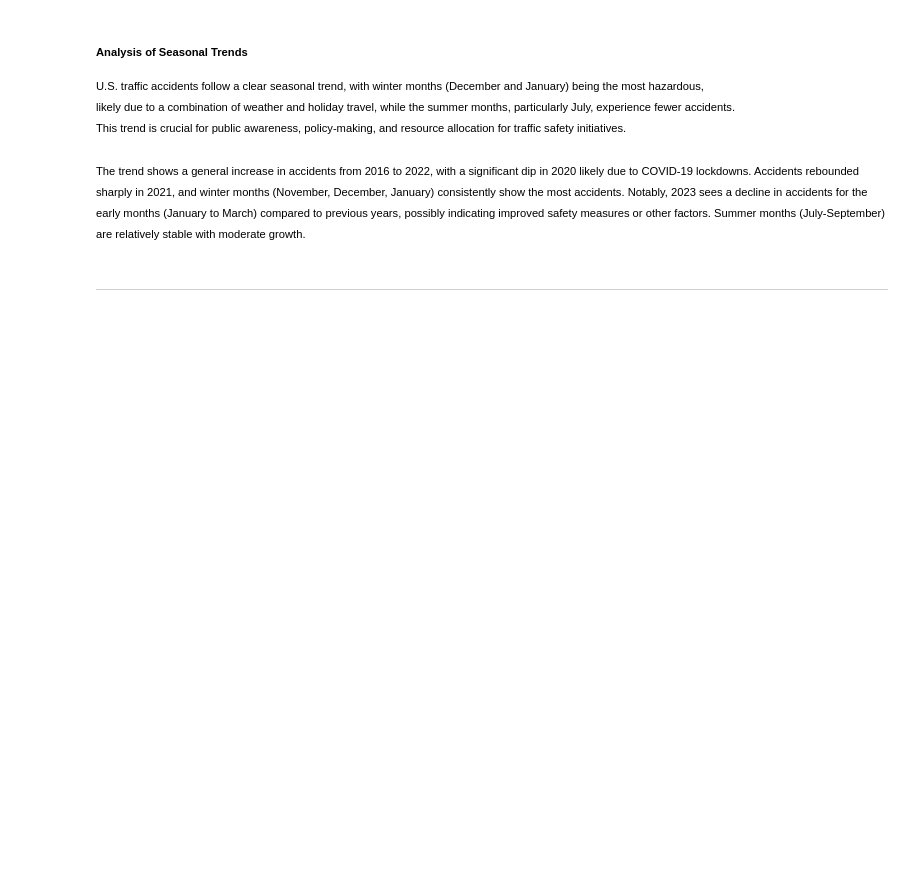
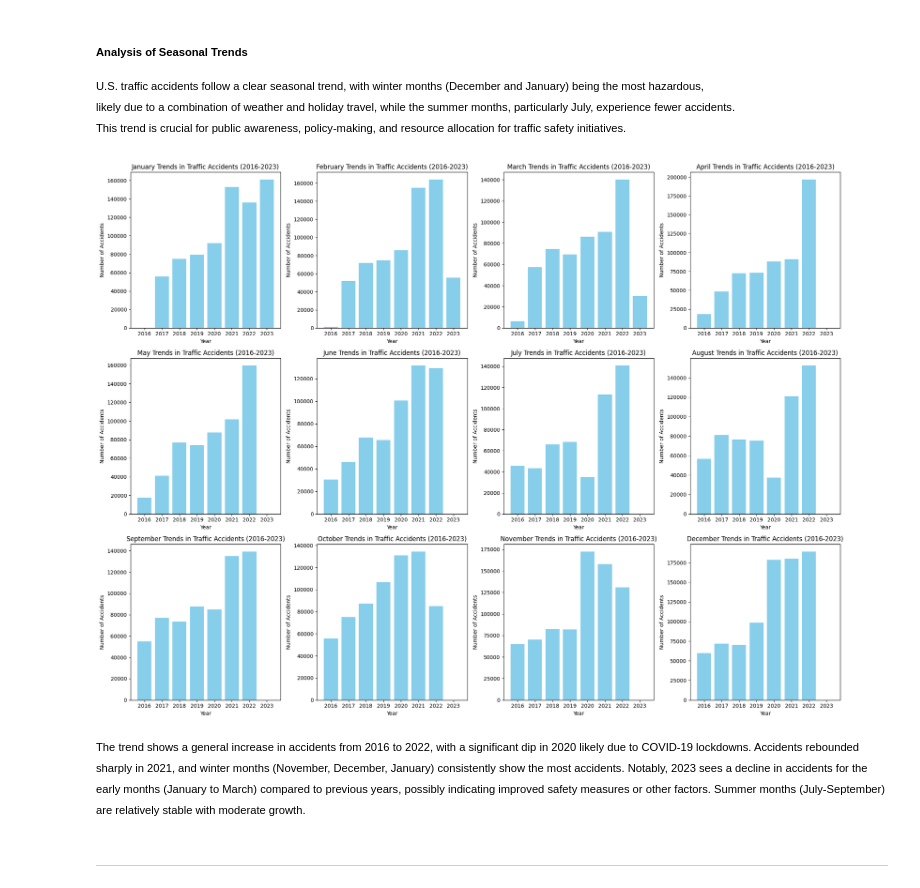
Before and after one commit to errosal/USTrafficAccidents, a Jupyter notebook: Notebooks/01_General_Accident_Statistics.ipynb, the cells around one changed output. Saved outputs shown, nothing was run; the diff lists cells and outputs as text; code cells hidden in the pictures; blank space fills up the shorter version.

```diff
--- a/Notebooks/01_General_Accident_Statistics.ipynb
+++ b/Notebooks/01_General_Accident_Statistics.ipynb
@@ -242,54 +244,56 @@ likely due to a combination of weather and holiday travel, while the summer mont
 This trend is crucial for public awareness, policy-making, and resource allocation for traffic safety initiatives.
 </p>
 # %%
-# # List of years
-# years = [2016, 2017, 2018, 2019, 2020, 2021, 2022, 2023]
+# List of years
+years = [2016, 2017, 2018, 2019, 2020, 2021, 2022, 2023]
 
-# months = [
-#     'January',
-#     'February',
-#     'March',
-#     'April',
-#     'May',
-#     'June',
-#     'July',
-#     'August',
-#     'September',
-#     'October',
-#     'November',
-#     'December'
-# ]
+months = [
+    'January',
+    'February',
+    'March',
+    'April',
+    'May',
+    'June',
+    'July',
+    'August',
+    'September',
+    'October',
+    'November',
+    'December'
+]
 
-# # Initialize dictionary to hold values for each month across the years
-# monthly_trends = {f"{str(month).zfill(2)}": [] for month in range(1, 13)}
+# Initialize dictionary to hold values for each month across the years
+monthly_trends = {f"{str(month).zfill(2)}": [] for month in range(1, 13)}
 
-# # For loop to count occurrences for each month across all years
-# for year in years:
-#     for month in range(1, 13):
-#         year_month = f"{year}-{str(month).zfill(2)}"  # Format as 'YYYY-MM'
-#         count = df['Start_Time'].str.contains(year_month).sum().compute()
+# For loop to count occurrences for each month across all years
+for year in years:
+    for month in range(1, 13):
+        year_month = f"{year}-{str(month).zfill(2)}"  # Format as 'YYYY-MM'
+        count = df['Start_Time'].str.contains(year_month).sum().compute()
 
-#         # Append the count to the corresponding month list
-#         monthly_trends[str(month).zfill(2)].append(count)
+        # Append the count to the corresponding month list
+        monthly_trends[str(month).zfill(2)].append(count)
 
-# # Create a 3x4 grid for the subplots (3 rows and 4 columns)
-# fig, axs = plt.subplots(3, 4, figsize=(20, 15))
-# axs = axs.flatten()  # Flatten the 2D array of axes for easy indexing
+# Create a 3x4 grid for the subplots (3 rows and 4 columns)
+fig, axs = plt.subplots(3, 4, figsize=(20, 15))
+axs = axs.flatten()  # Flatten the 2D array of axes for easy indexing
 
-# # Loop through each month in monthly_trends to generate bar charts
-# for i, month in enumerate(monthly_trends):
-#     axs[i].bar(years, monthly_trends[month], color='skyblue')
+# Loop through each month in monthly_trends to generate bar charts
+for i, month in enumerate(monthly_trends):
+    axs[i].bar(years, monthly_trends[month], color='skyblue')
 
-#     # Get the month name from the months list based on the month number
-#     month_index = int(month) - 1  # Convert to 0-based index
-#     axs[i].set_title(f"{months[month_index]} Trends in Traffic Accidents (2016-2023)")
-#     axs[i].set_xlabel("Year")
-#     axs[i].set_ylabel("Number of Accidents")
-#     axs[i].set_xticks(years)  # Ensure all years are labeled on the x-axis
+    # Get the month name from the months list based on the month number
+    month_index = int(month) - 1  # Convert to 0-based index
+    axs[i].set_title(f"{months[month_index]} Trends in Traffic Accidents (2016-2023)")
+    axs[i].set_xlabel("Year")
+    axs[i].set_ylabel("Number of Accidents")
+    axs[i].set_xticks(years)  # Ensure all years are labeled on the x-axis
 
-# # Adjust layout to prevent overlap
-# plt.tight_layout()
-# plt.show()
+# Adjust layout to prevent overlap
+plt.tight_layout()
+plt.show()
+# %% [output]
+[figure, added]
 # %% [markdown]
 <p style="font-size: 0.8em">
 The trend shows a general increase in accidents from 2016 to 2022, with a significant dip in 2020 likely due to COVID-19 lockdowns. Accidents rebounded sharply in 2021, and winter months (November, December, January) consistently show the most accidents. Notably, 2023 sees a decline in accidents for the early months (January to March) compared to previous years, possibly indicating improved safety measures or other factors. Summer months (July-September) are relatively stable with moderate growth.
```
Also changed, not shown: parts of 3 cells of this notebook.
